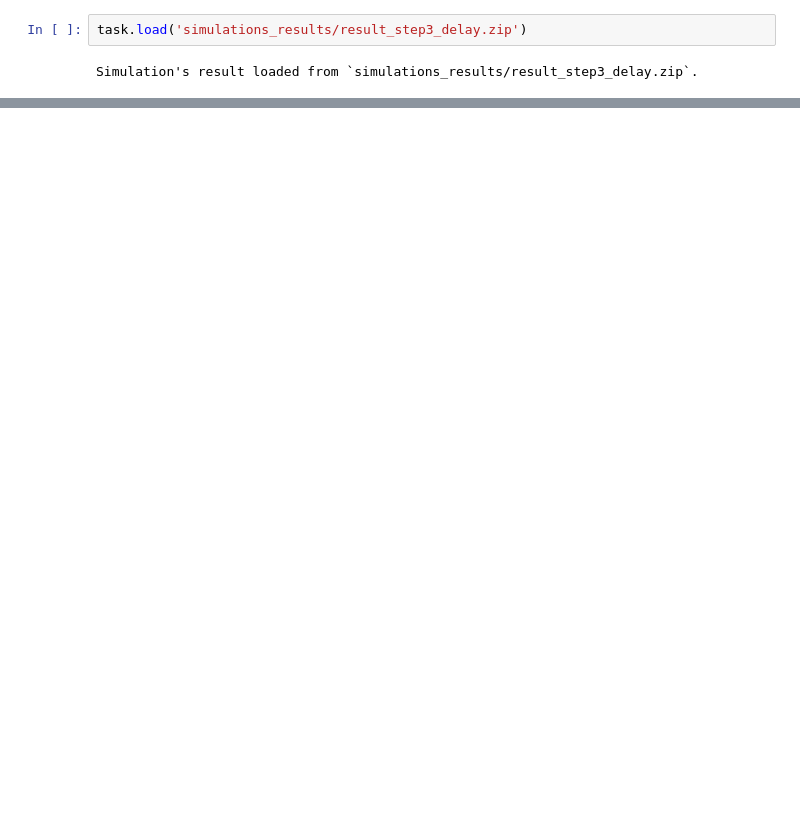
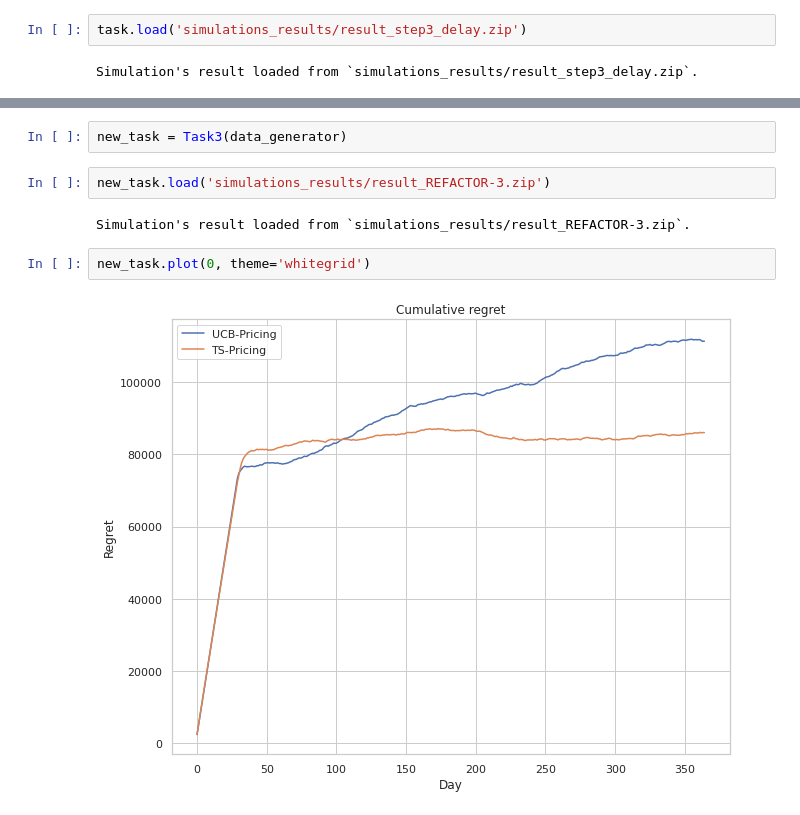
Before and after one commit to fcolombo7/DataIntelligenceApplications, a Jupyter notebook: step3_final.ipynb, the cells around one changed output, grey strips where cells are left out. Drawn from its saved outputs; the diff is of its cells as text; blank space fills up the shorter version.

```diff
--- a/step3_final.ipynb
+++ b/step3_final.ipynb
@@ -23,0 +29,10 @@ task.plot(1)
+# %%
+new_task = Task3(data_generator)
+# %%
+new_task.load('simulations_results/result_REFACTOR-3.zip')
+# %% [output]
+Simulation's result loaded from `simulations_results/result_REFACTOR-3.zip`.
+# %%
+new_task.plot(0, theme='whitegrid')
+# %% [output]
+[figure, added]
```
Also changed, not shown: parts of 5 cells of this notebook.
